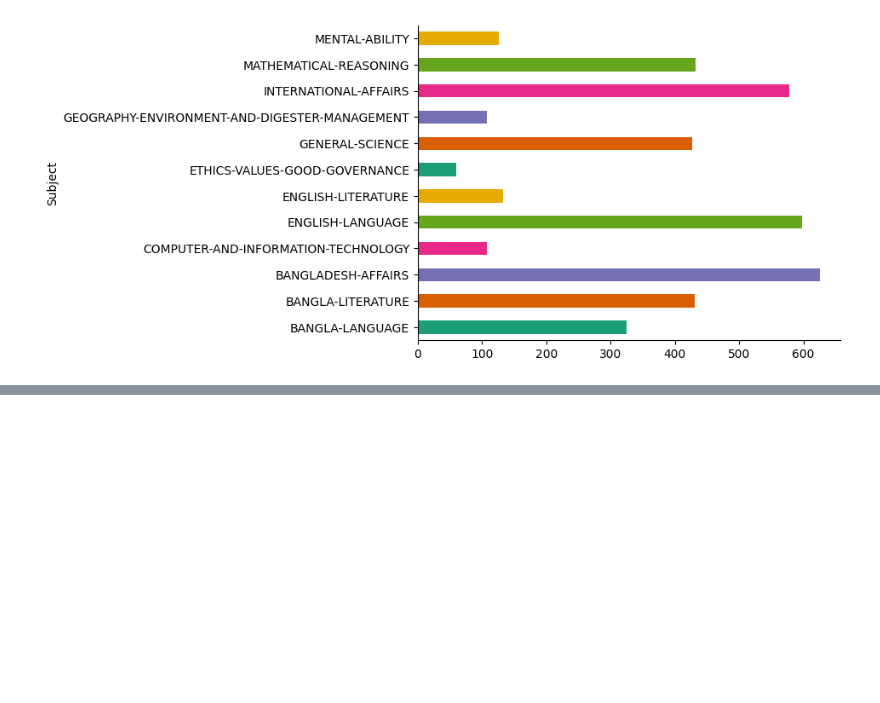
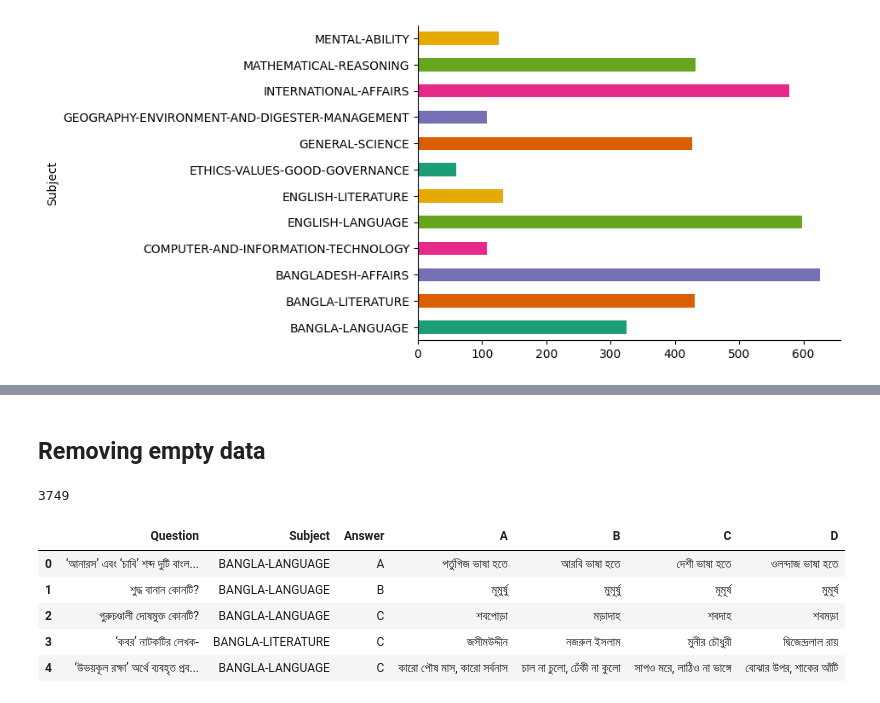
Before and after one commit to DreamRunnerMoshi/llm_in_bangla, a Jupyter notebook: bcs_question_cleaning_and_analysis.ipynb, the cells around one changed output, grey strips where cells are left out. Cells and saved outputs as stored; diff of their text form; code cells hidden in the pictures; blank space fills up the shorter version.

Commit message:
cleaned data

```diff
--- a/bcs_question_cleaning_and_analysis.ipynb
+++ b/bcs_question_cleaning_and_analysis.ipynb
@@ -39,0 +22,16 @@ df.head()
+# %% [markdown]
+## Removing empty data
+# %%
+# prompt: remove rows with empty of any of the columns
+
+df = df.dropna()
+print(len(df))
+df.head()
+# %% [output]
+3749
+|  | Question | Subject | Answer | A | B | C | D |
+| 0 | ‘আনারস’ এবং ‘চাবি’ শব্দ দুটি বাংল... | BANGLA-LANGUAGE | A | পর্তুগিজ ভাষা হতে | আরবি ভাষা হতে | দেশী ভাষা হতে | ওলন্দাজ ভাষা হতে |
+| 1 | শুদ্ধ বানান কোনটি? | BANGLA-LANGUAGE | B | মূমুর্ষু | মুমূর্ষু | মূমূর্ষ | মুমূর্ষ |
+| 2 | গুরুচণ্ডালী দোষমুক্ত কোনটি? | BANGLA-LANGUAGE | C | শবপোড়া | মড়াদাহ | শবদাহ | শবমড়া |
+| 3 | ‘কবর’ নাটকটির লেখক- | BANGLA-LITERATURE | C | জসীমউদ্দীন | নজরুল ইসলাম | মুনীর চৌধুরী | দ্বিজেন্দ্রলাল রায় |
+| 4 | ‘উভয়কূল রক্ষা’ অর্থে ব্যবহৃত প্রব... | BANGLA-LANGUAGE | C | কারো পৌষ মাস, কারো সর্বনাস | চাল না চুলো, ঢেঁকী না কুলো | সাপও মরে, লাঠিও না ভাঙ্গে | বোঝার উপর, শাকের আঁটি |
```
Also changed, not shown: parts of 6 cells of this notebook, 1 other file.
